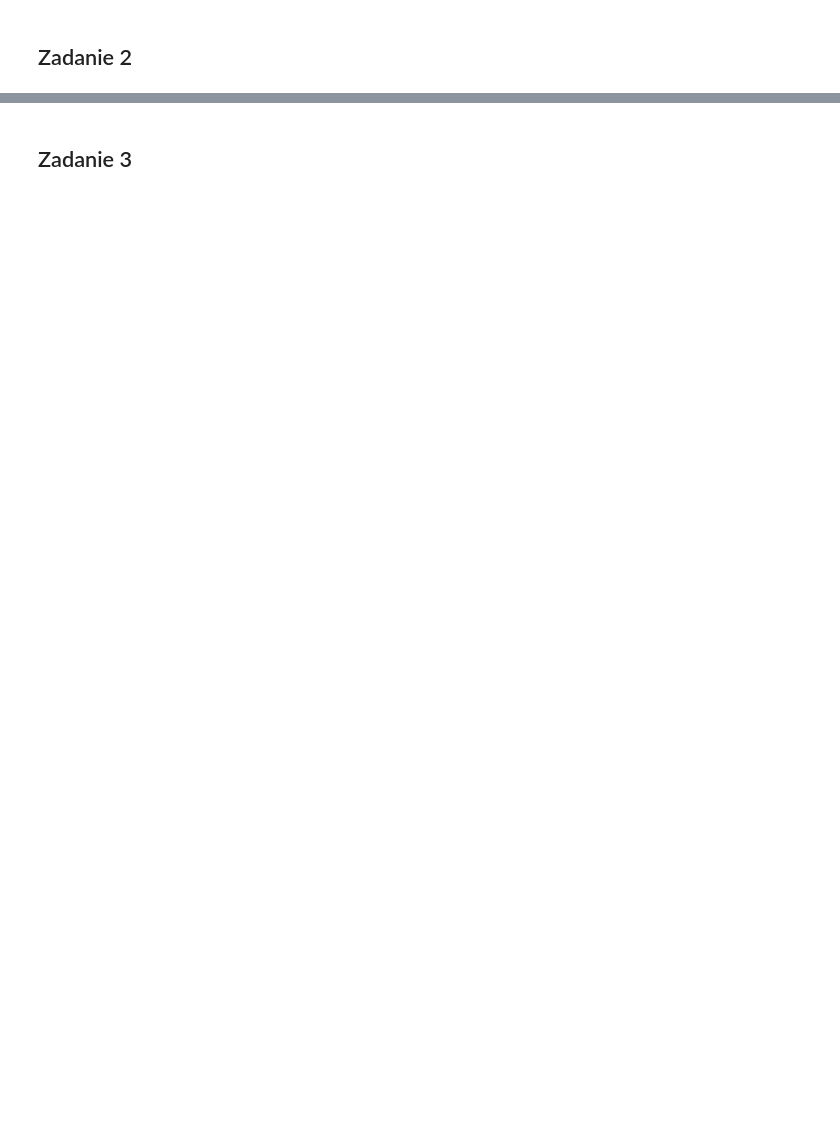
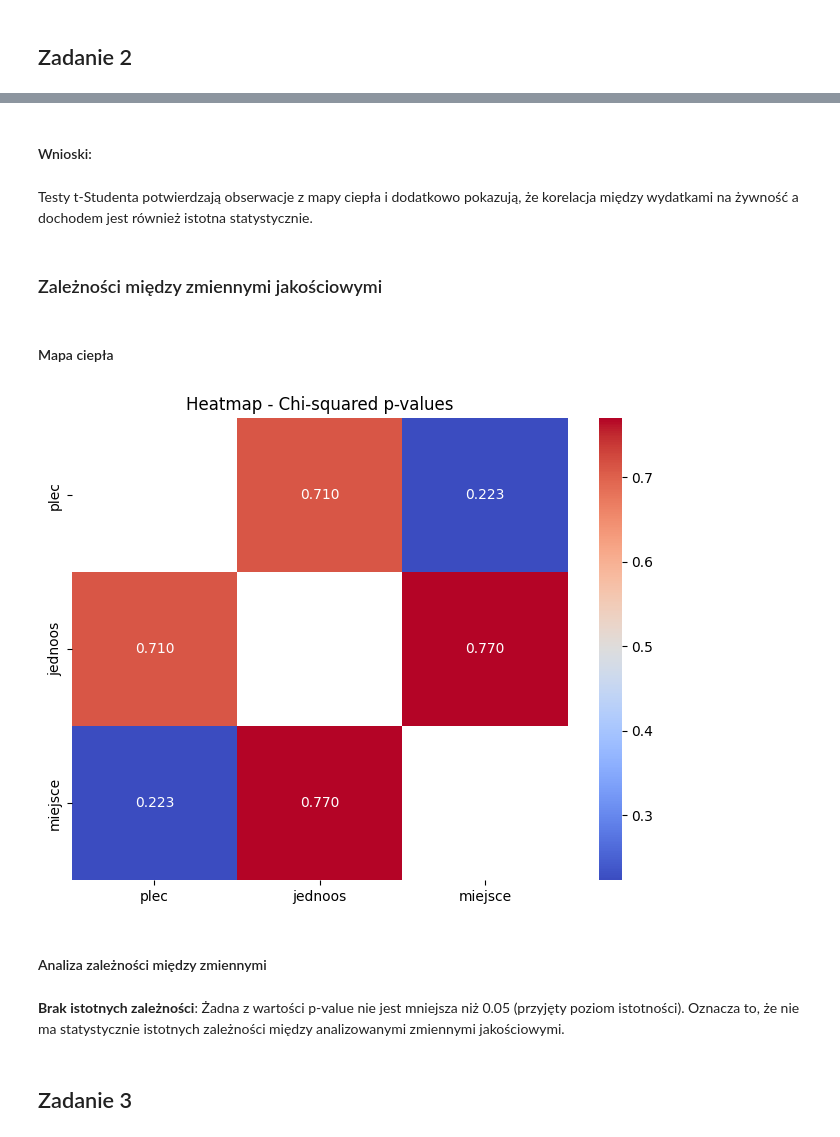
Before and after one commit to JacquesWhite/mimuw-ml-intro, a Jupyter notebook: ml-intro-project1.ipynb, the cells around one changed output, grey strips where cells are left out. Cells and saved outputs as stored; diff of their text form; code cells hidden in the pictures; blank space fills up the shorter version.

```diff
--- a/ml-intro-project1.ipynb
+++ b/ml-intro-project1.ipynb
@@ -41,0 +249,10 @@ Sprawdź, czy występują pomiędzy zmiennymi zależności. Policz i zaprezentuj
+# %%
+from scipy.stats import pearsonr
+
+variables = ['waga', 'wzrost', 'dzieci', 'wiek', 'dochod', 'oszczednosci', 'wydatki_zyw']
+
+for var1 in variables:
+    for var2 in variables:
+        if var1 != var2:
+            correlation, p_value = pearsonr(data[var1], data[var2])
+            print(f"Korelacja między {var1} a {var2}: {correlation:.2f}, p-value: {p_value:.3f}")
@@ -42,3 +289,40 @@ Sprawdź, czy występują pomiędzy zmiennymi zależności. Policz i zaprezentuj
+# %% [markdown]
+#### Wnioski:
+# %% [markdown]
+
+Testy t-Studenta potwierdzają obserwacje z mapy ciepła i dodatkowo pokazują, że korelacja między wydatkami na żywność a dochodem jest również istotna statystycznie.
+# %% [markdown]
+### Zależności między zmiennymi jakościowymi
+# %% [markdown]
+#### Mapa ciepła
+# %%
+import pandas as pd
+from scipy.stats import chi2_contingency
+
+def chi2_heatmap(data, categorical_vars):
+    chi2_results = pd.DataFrame(index=categorical_vars, columns=categorical_vars)
+
+    for var1 in categorical_vars:
+        for var2 in categorical_vars:
+            if var1 != var2:
+                contingency_table = pd.crosstab(data[var1], data[var2])
+                chi2, p, dof, expected = chi2_contingency(contingency_table)
+                chi2_results.loc[var1, var2] = p
+
+    plt.figure(figsize=(8, 6))
+    sns.heatmap(chi2_results.astype(float), annot=True, fmt=".3f", cmap='coolwarm')
+    plt.title('Heatmap - Chi-squared p-values')
+    plt.show()
+
+categorical_vars = ['plec', 'jednoos', 'miejsce']
+chi2_heatmap(data, categorical_vars)
+# %% [output]
+[figure, added]
+# %% [markdown]
+#### Analiza zależności między zmiennymi
+# %% [markdown]
+
+**Brak istotnych zależności**: Żadna z wartości p-value nie jest mniejsza niż 0.05 (przyjęty poziom istotności). Oznacza to, że nie ma statystycznie istotnych zależności między analizowanymi zmiennymi jakościowymi.
 # %% [markdown]
 ## Zadanie 3
 # %% [markdown]
```
Also changed, not shown: parts of 192 cells of this notebook.
